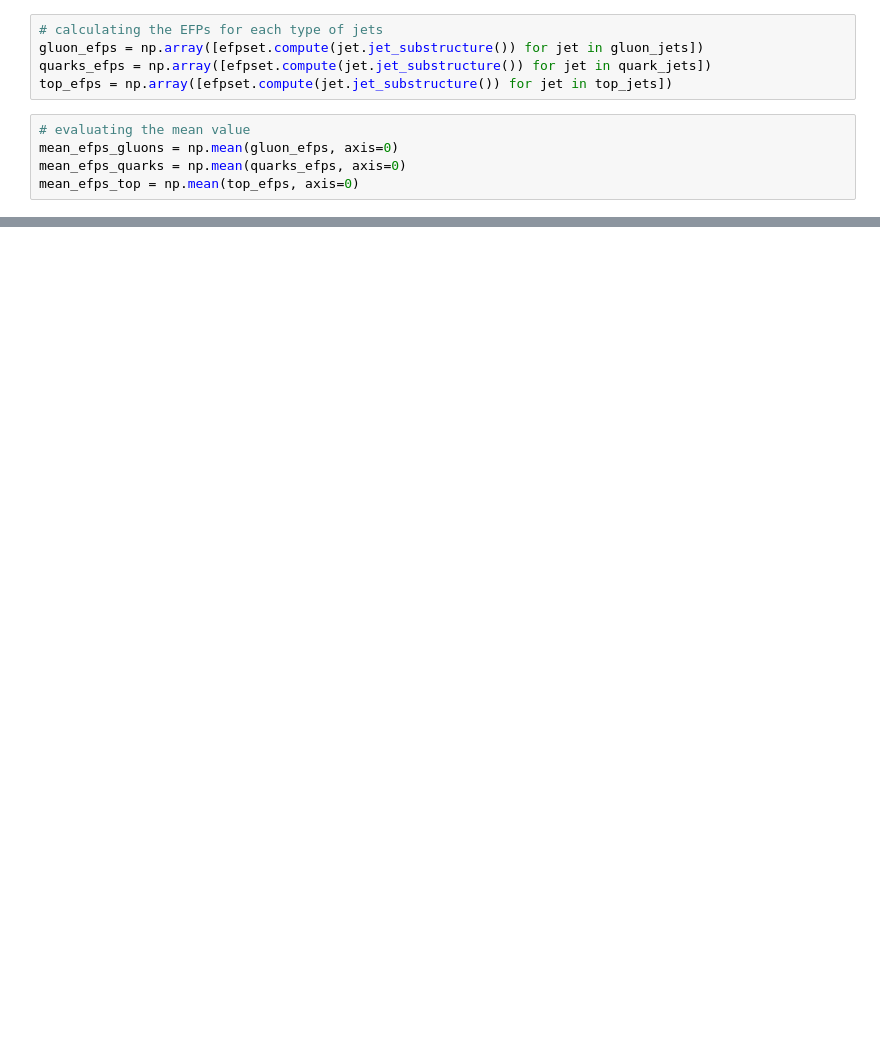
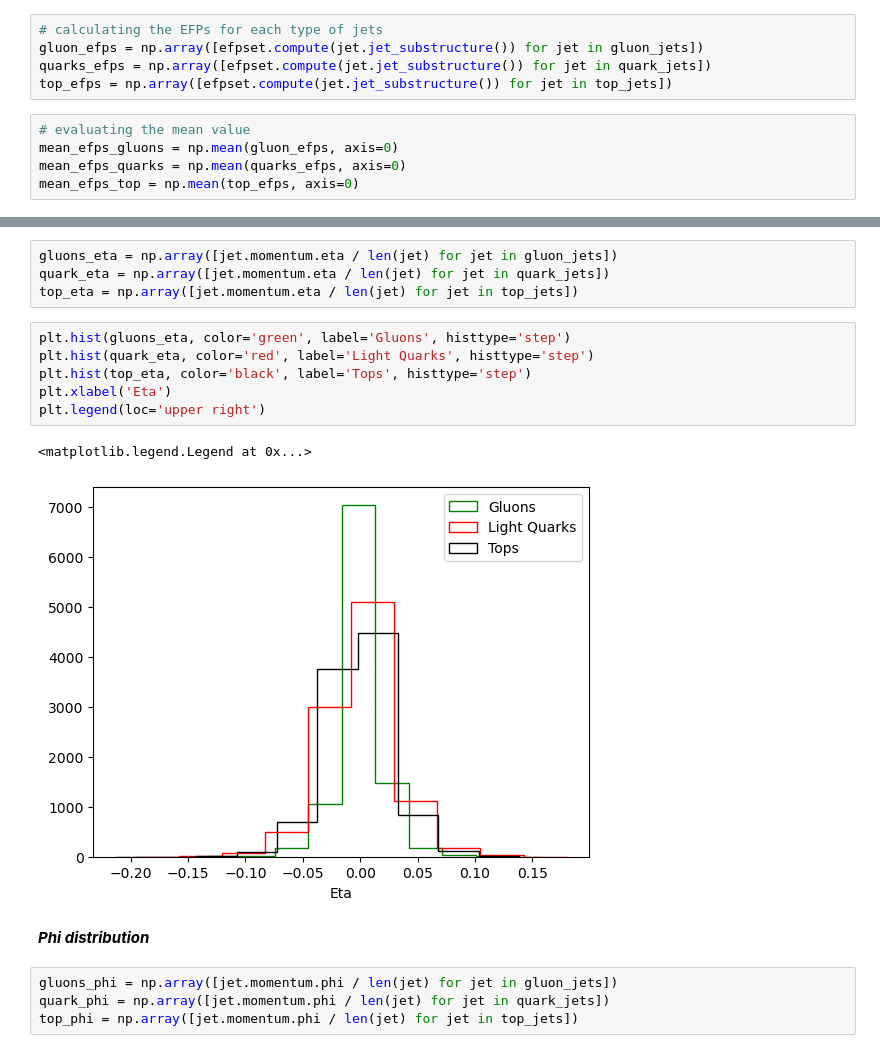
Before and after one commit to mathmartines/JetTagging, a Jupyter notebook: DataExploration/Matheus.ipynb, the cells around one changed output, grey strips where cells are left out. Saved outputs shown, nothing was run; the diff lists cells and outputs as text; blank space fills up the shorter version.

```diff
--- a/DataExploration/Matheus.ipynb
+++ b/DataExploration/Matheus.ipynb
@@ -148,0 +141,19 @@ Avg EFP top: 0.03998023845808227
+# %%
+gluons_eta = np.array([jet.momentum.eta / len(jet) for jet in gluon_jets])
+quark_eta = np.array([jet.momentum.eta / len(jet) for jet in quark_jets])
+top_eta = np.array([jet.momentum.eta / len(jet) for jet in top_jets])
+# %%
+plt.hist(gluons_eta, color='green', label='Gluons', histtype='step')
+plt.hist(quark_eta, color='red', label='Light Quarks', histtype='step')
+plt.hist(top_eta, color='black', label='Tops', histtype='step')
+plt.xlabel('Eta')
+plt.legend(loc='upper right')
+# %% [output]
+<matplotlib.legend.Legend at 0x...>
+[figure, added]
+# %% [markdown]
+***Phi distribution***
+# %%
+gluons_phi = np.array([jet.momentum.phi / len(jet) for jet in gluon_jets])
+quark_phi = np.array([jet.momentum.phi / len(jet) for jet in quark_jets])
+top_phi = np.array([jet.momentum.phi / len(jet) for jet in top_jets])
```
Also changed, not shown: parts of 17 cells of this notebook, 2 other files.
